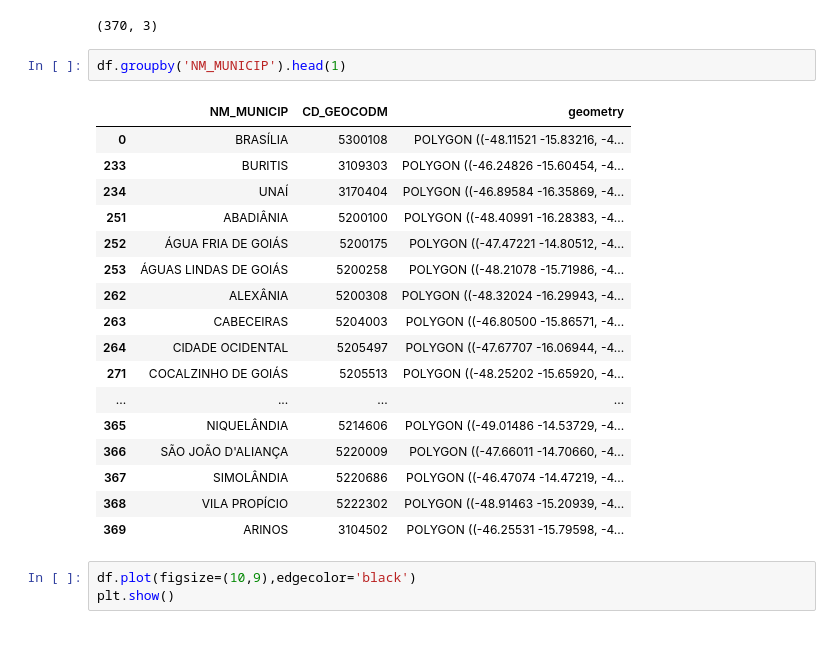
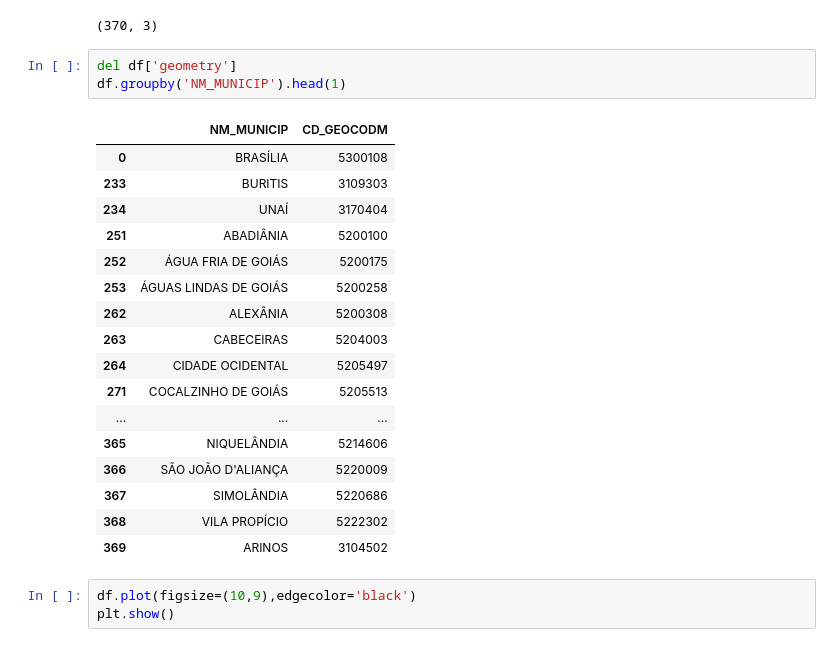
Before and after one commit to Marcos314/Pibiti_2019, a Jupyter notebook: notebooks/Geopandas/geodataframe.ipynb, the cells around one changed output. Cells and saved outputs as stored; diff of their text form.

```diff
--- a/notebooks/Geopandas/geodataframe.ipynb
+++ b/notebooks/Geopandas/geodataframe.ipynb
@@ -169,25 +143,26 @@ df.shape
 # %% [output]
 (370, 3)
 # %%
+del df['geometry']
 df.groupby('NM_MUNICIP').head(1)
 # %% [output]
-|  | NM_MUNICIP | CD_GEOCODM | geometry |
-| 0 | BRASÍLIA | 5300108 | POLYGON ((-48.11521 -15.83216, -4... |
-| 233 | BURITIS | 3109303 | POLYGON ((-46.24826 -15.60454, -4... |
-| 234 | UNAÍ | 3170404 | POLYGON ((-46.89584 -16.35869, -4... |
-| 251 | ABADIÂNIA | 5200100 | POLYGON ((-48.40991 -16.28383, -4... |
-| 252 | ÁGUA FRIA DE GOIÁS | 5200175 | POLYGON ((-47.47221 -14.80512, -4... |
-| 253 | ÁGUAS LINDAS DE GOIÁS | 5200258 | POLYGON ((-48.21078 -15.71986, -4... |
-| 262 | ALEXÂNIA | 5200308 | POLYGON ((-48.32024 -16.29943, -4... |
-| 263 | CABECEIRAS | 5204003 | POLYGON ((-46.80500 -15.86571, -4... |
-| 264 | CIDADE OCIDENTAL | 5205497 | POLYGON ((-47.67707 -16.06944, -4... |
-| 271 | COCALZINHO DE GOIÁS | 5205513 | POLYGON ((-48.25202 -15.65920, -4... |
-| ... | ... | ... | ... |
-| 365 | NIQUELÂNDIA | 5214606 | POLYGON ((-49.01486 -14.53729, -4... |
-| 366 | SÃO JOÃO D'ALIANÇA | 5220009 | POLYGON ((-47.66011 -14.70660, -4... |
-| 367 | SIMOLÂNDIA | 5220686 | POLYGON ((-46.47074 -14.47219, -4... |
-| 368 | VILA PROPÍCIO | 5222302 | POLYGON ((-48.91463 -15.20939, -4... |
-| 369 | ARINOS | 3104502 | POLYGON ((-46.25531 -15.79598, -4... |
+|  | NM_MUNICIP | CD_GEOCODM |
+| 0 | BRASÍLIA | 5300108 |
+| 233 | BURITIS | 3109303 |
+| 234 | UNAÍ | 3170404 |
+| 251 | ABADIÂNIA | 5200100 |
+| 252 | ÁGUA FRIA DE GOIÁS | 5200175 |
+| 253 | ÁGUAS LINDAS DE GOIÁS | 5200258 |
+| 262 | ALEXÂNIA | 5200308 |
+| 263 | CABECEIRAS | 5204003 |
+| 264 | CIDADE OCIDENTAL | 5205497 |
+| 271 | COCALZINHO DE GOIÁS | 5205513 |
+| ... | ... | ... |
+| 365 | NIQUELÂNDIA | 5214606 |
+| 366 | SÃO JOÃO D'ALIANÇA | 5220009 |
+| 367 | SIMOLÂNDIA | 5220686 |
+| 368 | VILA PROPÍCIO | 5222302 |
+| 369 | ARINOS | 3104502 |
 # %%
 df.plot(figsize=(10,9),edgecolor='black')
 plt.show()
```
Also changed, not shown: parts of 15 cells of this notebook, 2 other files.
